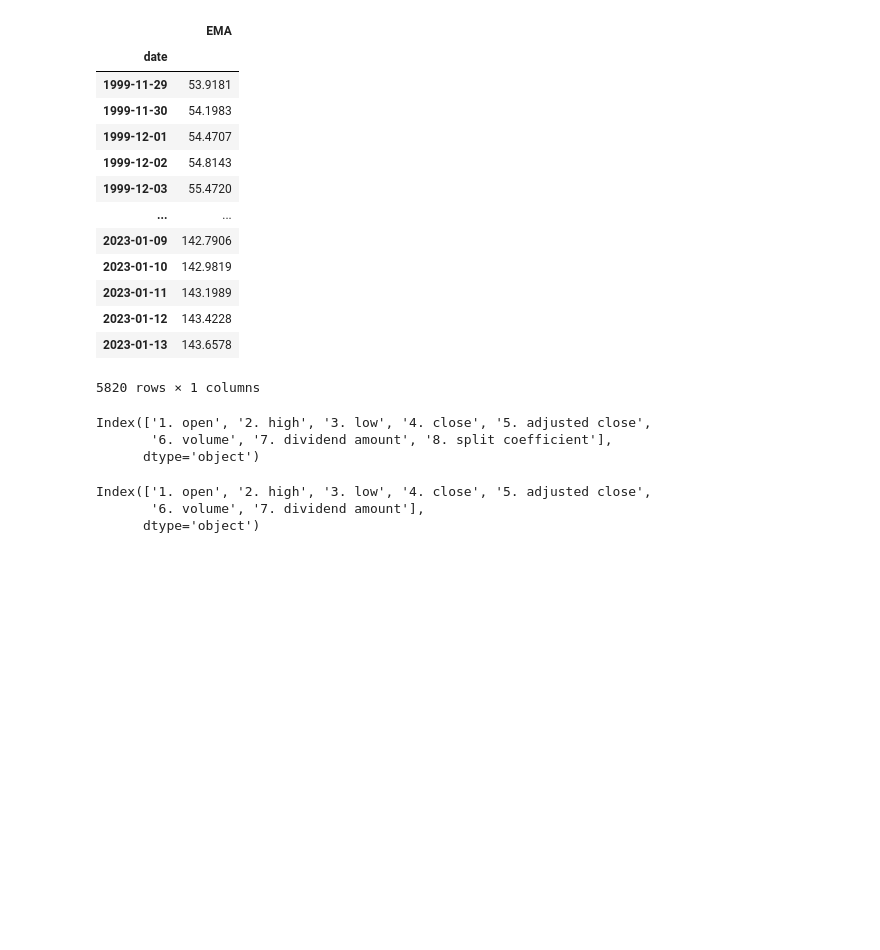
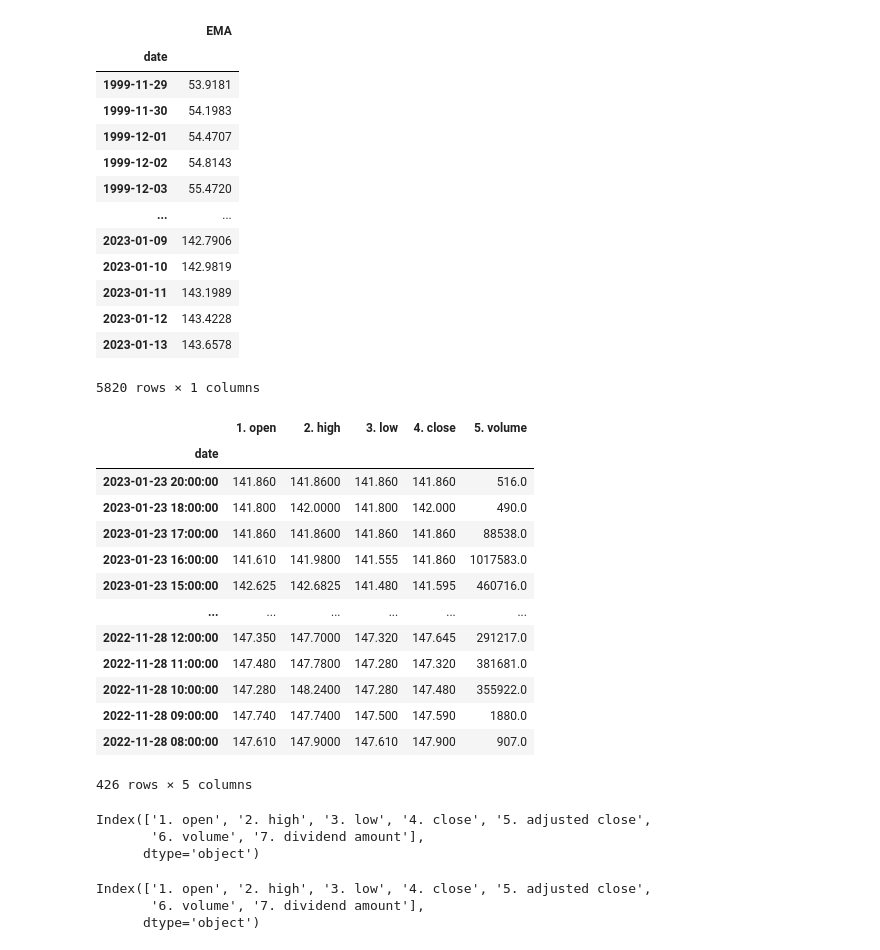
Before and after one commit to Ploiiiz/Software-Dev-2, a Jupyter notebook: New API/for_pandas_visual.ipynb, the cells around one changed output. Saved outputs shown, nothing was run; the diff lists cells and outputs as text; code cells hidden in the pictures; blank space fills up the shorter version.

```diff
--- a/New API/for_pandas_visual.ipynb
+++ b/New API/for_pandas_visual.ipynb
@@ -34,7 +47,24 @@ fd,meta = tech.quarterly_balance_sheet('IBM')
 fd
 # %%
 data = StocksData()
-ibm,meta = data.daily_adjusted('IBM','compact')
+ibm,meta = data.intraday('IBM','30min')
+# %%
+ibm
+# %% [output]
+|  | 1. open | 2. high | 3. low | 4. close | 5. volume |
+| date |  |  |  |  |  |
+| 2023-01-23 20:00:00 | 141.860 | 141.8600 | 141.860 | 141.860 | 516.0 |
+| 2023-01-23 18:00:00 | 141.800 | 142.0000 | 141.800 | 142.000 | 490.0 |
+| 2023-01-23 17:00:00 | 141.860 | 141.8600 | 141.860 | 141.860 | 88538.0 |
+| 2023-01-23 16:00:00 | 141.610 | 141.9800 | 141.555 | 141.860 | 1017583.0 |
+| 2023-01-23 15:00:00 | 142.625 | 142.6825 | 141.480 | 141.595 | 460716.0 |
+| ... | ... | ... | ... | ... | ... |
+| 2022-11-28 12:00:00 | 147.350 | 147.7000 | 147.320 | 147.645 | 291217.0 |
+| 2022-11-28 11:00:00 | 147.480 | 147.7800 | 147.280 | 147.320 | 381681.0 |
+| 2022-11-28 10:00:00 | 147.280 | 148.2400 | 147.280 | 147.480 | 355922.0 |
+| 2022-11-28 09:00:00 | 147.740 | 147.7400 | 147.500 | 147.590 | 1880.0 |
+| 2022-11-28 08:00:00 | 147.610 | 147.9000 | 147.610 | 147.900 | 907.0 |
+426 rows × 5 columns
 # %%
 from plotting import Plotter
 plotter = Plotter(ibm)
@@ -45,7 +75,7 @@ fig.show()
 ibm.columns
 # %% [output]
 Index(['1. open', '2. high', '3. low', '4. close', '5. adjusted close',
-       '6. volume', '7. dividend amount', '8. split coefficient'],
+       '6. volume', '7. dividend amount'],
       dtype='object')
 # %%
 ibm_mon,meta = data.monthly_adjusted('IBM')
```
Also changed, not shown: parts of 1 cell of this notebook, 11 other files.
